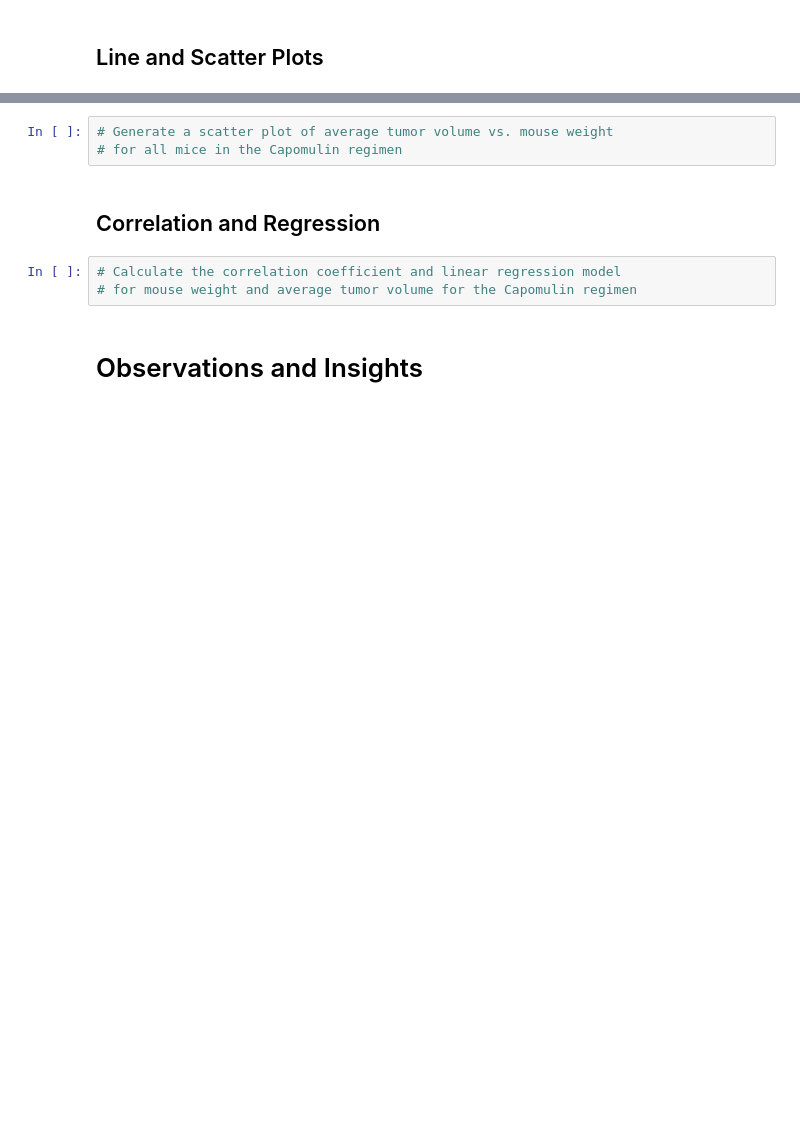
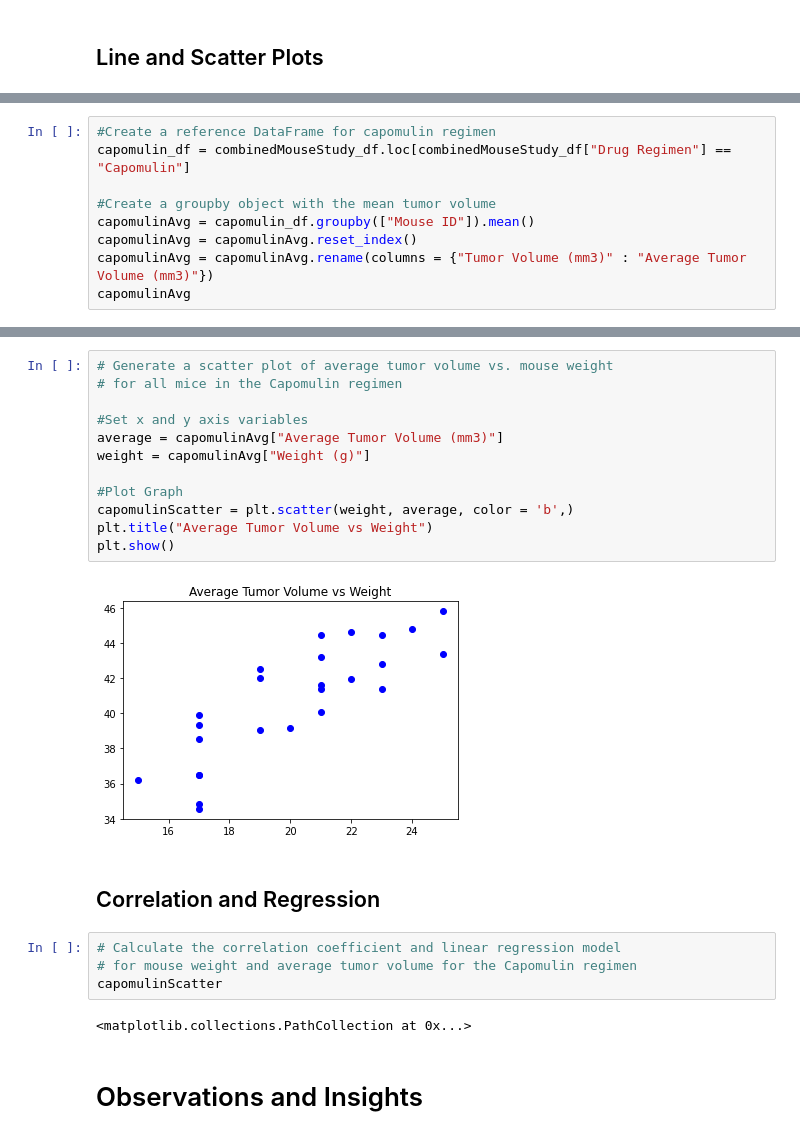
Before and after one commit to RyanAdamGonzalez1996/MatPlotLib_Challenge, a Jupyter notebook: pymaceuticals_starter.ipynb, the cells around one changed output, grey strips where cells are left out. Drawn from its saved outputs; the diff is of its cells as text; blank space fills up the shorter version.

```diff
--- a/pymaceuticals_starter.ipynb
+++ b/pymaceuticals_starter.ipynb
@@ -317,0 +390,9 @@ test = fourRegimenList
+# %%
+#Create a reference DataFrame for capomulin regimen
+capomulin_df = combinedMouseStudy_df.loc[combinedMouseStudy_df["Drug Regimen"] == "Capomulin"]
+
+#Create a groupby object with the mean tumor volume
+capomulinAvg = capomulin_df.groupby(["Mouse ID"]).mean()
+capomulinAvg = capomulinAvg.reset_index()
+capomulinAvg = capomulinAvg.rename(columns = {"Tumor Volume (mm3)" : "Average Tumor Volume (mm3)"})
+capomulinAvg
@@ -318,10 +417,24 @@ test = fourRegimenList
 # %%
 # Generate a scatter plot of average tumor volume vs. mouse weight
 # for all mice in the Capomulin regimen
+
+#Set x and y axis variables
+average = capomulinAvg["Average Tumor Volume (mm3)"]
+weight = capomulinAvg["Weight (g)"]
+
+#Plot Graph
+capomulinScatter = plt.scatter(weight, average, color = 'b',)
+plt.title("Average Tumor Volume vs Weight")
+plt.show()
+# %% [output]
+[figure, added]
 # %% [markdown]
 ## Correlation and Regression
 # %%
 # Calculate the correlation coefficient and linear regression model
 # for mouse weight and average tumor volume for the Capomulin regimen
+capomulinScatter
+# %% [output]
+<matplotlib.collections.PathCollection at 0x...>
 # %% [markdown]
 # Observations and Insights
```
Also changed, not shown: parts of 9 cells of this notebook.
